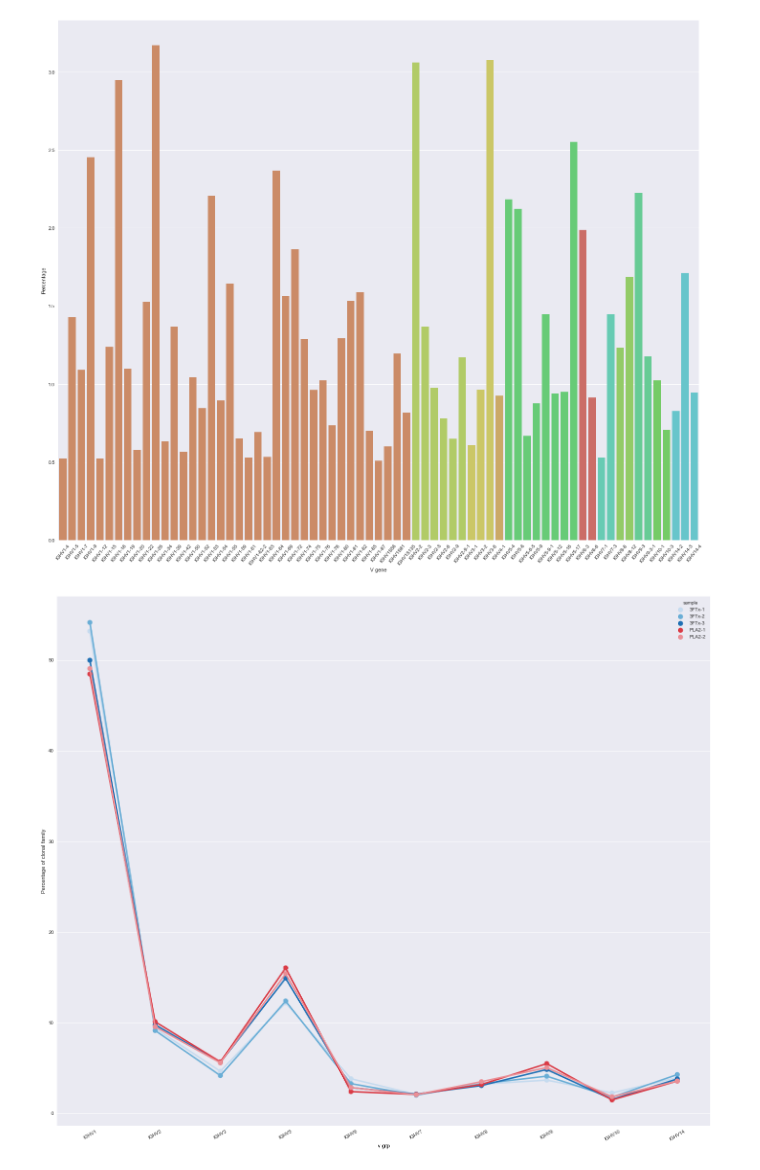
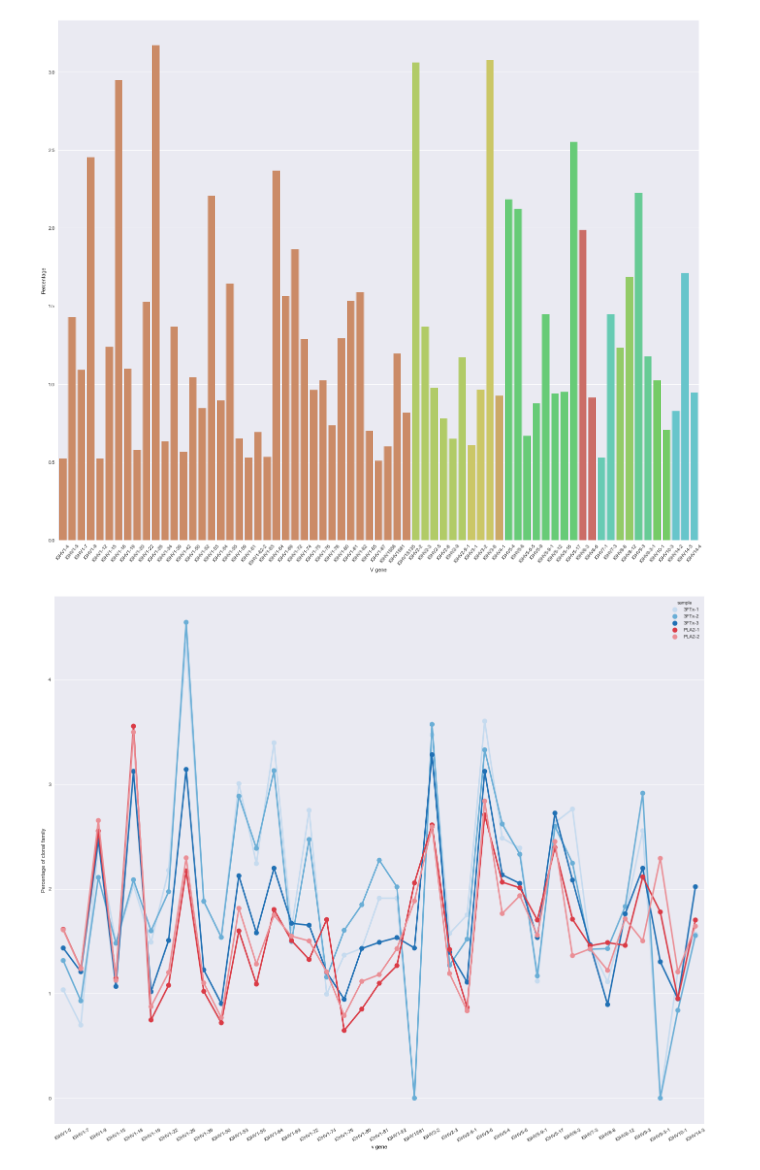
Before and after one commit to krdav/snake_venom, a Jupyter notebook: make_all_plots.ipynb, the cells around one changed output. Cells and saved outputs as stored; diff of their text form; code cells hidden in the pictures.

```diff
--- a/make_all_plots.ipynb
+++ b/make_all_plots.ipynb
@@ -405,9 +405,9 @@ def gene_dist(locus='IgH', mode='grp', genes=['v', 'j'], normalizer='clonal fami
         ax.set(xlabel='{} {}'.format(genes[0], mode), ylabel='Percentage of {}'.format(normalizer))
     _ = plt.xticks(rotation=30)
 # %%
-gene_dist(locus='IgH', mode='grp', genes=['v'], normalizer='clonal family', min_observations_pct=1)
+gene_dist(locus='IgH', mode='gene', genes=['v'], normalizer='clonal family', min_observations_pct=1)
 # %% [output]
-[figure, old version]
+[figure, new version]
 # %%
 #df = pd.read_pickle('data/cf.pickle')
 df = pd.read_pickle('data/cf_master.pickle')
```
